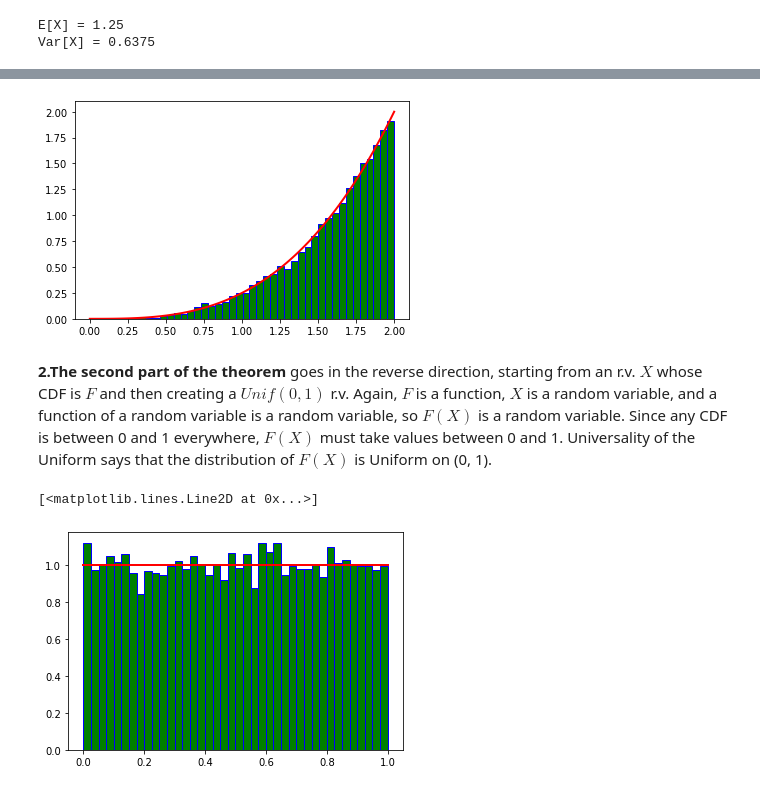
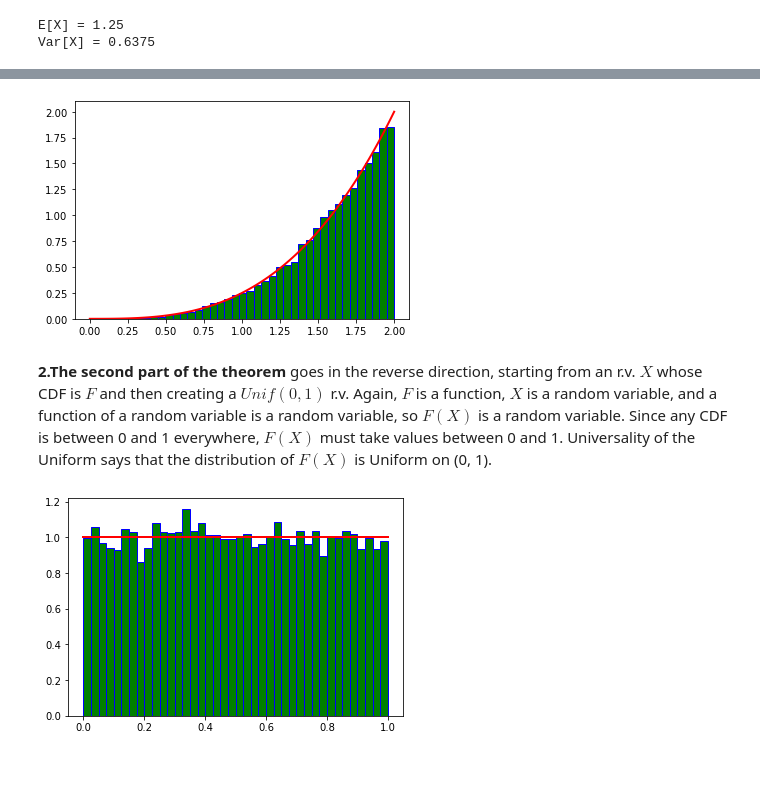
Before and after one commit to marsgr6/EN-online, a Jupyter notebook: continuous_distributions.ipynb, the cells around one changed output, grey strips where cells are left out. Cells and saved outputs as stored; diff of their text form; code cells hidden in the pictures.

```diff
--- a/continuous_distributions.ipynb
+++ b/continuous_distributions.ipynb
@@ -454,19 +807,16 @@ universality of the Uniform says its CDF is $F$.
 # %%
-import numpy as np
-import matplotlib.pyplot as plt
-
 size = 10000
 U = np.random.rand(size)  # Uniform distribution r.v.
 FI = 2*U**(1/4)  # Inverse transform sampling
 
-# Let's plot the pdf
+# Let's plot the PDF
 x = np.linspace(0, 2, 100)  # Range of X rvs
 fx = x**3 / 4
 
 plt.plot(x, fx, '-r', linewidth=2)  # pdf
-plt.hist(FI, bins=40, density=True, facecolor='green', edgecolor='blue')
+h = plt.hist(FI, bins=40, density=True, facecolor='green', edgecolor='blue')
 # %% [output]
-[figure, old version]
+[figure, new version]
 # %% [markdown]
 **2.The second part of the theorem** goes in the reverse direction, starting from an r.v. $X$
 whose CDF is $F$ and then creating a $Unif(0, 1)$ r.v. Again, $F$ is a function, $X$ is a
@@ -478,18 +828,17 @@ of $F (X)$ is Uniform on (0, 1).
 # %%
 # We have generated a rvs from the inverse transform sampling
 
-X = 2*U**(1/4)
+X = 2*U**(1/4)  # Inverse transform sampling
 FX = X**4 / 16  # CDF(X)
 
 # Let's check the distribution of FX
 plt.hist(FX, bins=40, density=True, facecolor='green', edgecolor='blue')
 
 # Plot the Unif(0,1) pdf
 from scipy.stats import uniform
 u = np.linspace(0, 1, 2)
 fu = uniform.pdf(u)
-plt.plot(u, fu, '-r', linewidth=2)  # Unif(0,1) pdf
+plot = plt.plot(u, fu, '-r', linewidth=2)  # Unif(0,1) pdf
 # %% [output]
-[<matplotlib.lines.Line2D at 0x...>]
-[figure, old version]
+[figure, new version]
 # %% [markdown]
```
Also changed, not shown: parts of 25 cells of this notebook, 3 other files.
